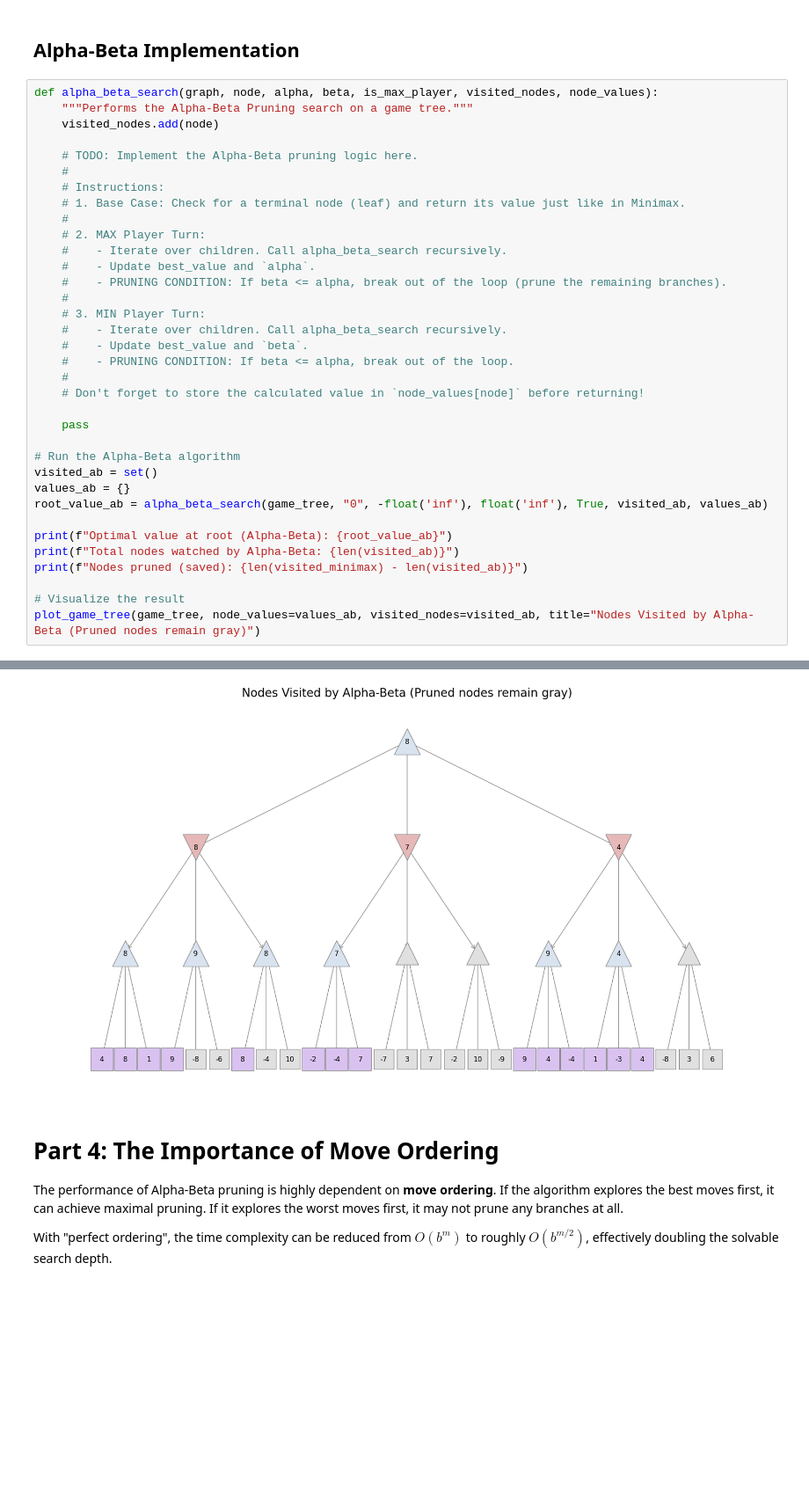
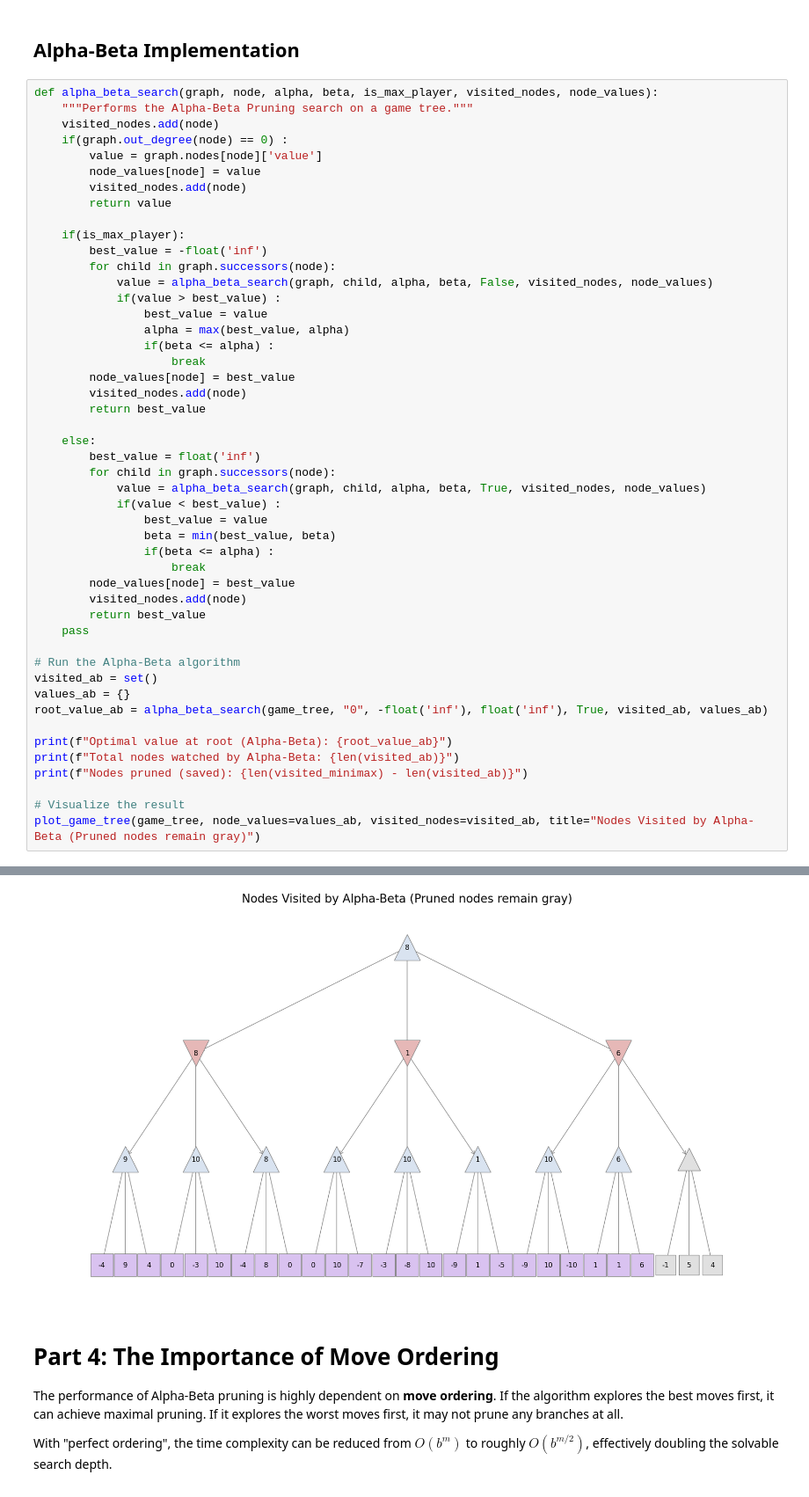
Before and after one commit to mahdi0x06/Artificial_Intelligence, a Jupyter notebook: Hws/2/Practical1/Tic-Tac-Toe.ipynb, the cells around one changed output, grey strips where cells are left out. Shown at 88% size. Cells and saved outputs as stored; diff of their text form; blank space fills up the shorter version.

```diff
--- a/Hws/2/Practical1/Tic-Tac-Toe.ipynb
+++ b/Hws/2/Practical1/Tic-Tac-Toe.ipynb
@@ -224,24 +230,37 @@ The key pruning condition is: **`beta <= alpha`**.
 def alpha_beta_search(graph, node, alpha, beta, is_max_player, visited_nodes, node_values):
     """Performs the Alpha-Beta Pruning search on a game tree."""
     visited_nodes.add(node)
+    if(graph.out_degree(node) == 0) :
+        value = graph.nodes[node]['value']
+        node_values[node] = value
+        visited_nodes.add(node)
+        return value
 
-    # TODO: Implement the Alpha-Beta pruning logic here.
-    #
-    # Instructions:
-    # 1. Base Case: Check for a terminal node (leaf) and return its value just like in Minimax.
-    #
-    # 2. MAX Player Turn:
-    #    - Iterate over children. Call alpha_beta_search recursively.
-    #    - Update best_value and `alpha`.
-    #    - PRUNING CONDITION: If beta <= alpha, break out of the loop (prune the remaining branches).
-    #
-    # 3. MIN Player Turn:
-    #    - Iterate over children. Call alpha_beta_search recursively.
-    #    - Update best_value and `beta`.
-    #    - PRUNING CONDITION: If beta <= alpha, break out of the loop.
-    #
-    # Don't forget to store the calculated value in `node_values[node]` before returning!
+    if(is_max_player):
+        best_value = -float('inf')
+        for child in graph.successors(node):
+            value = alpha_beta_search(graph, child, alpha, beta, False, visited_nodes, node_values)
+            if(value > best_value) :
+                best_value = value
+                alpha = max(best_value, alpha)
+                if(beta <= alpha) :
+                    break
+        node_values[node] = best_value
+        visited_nodes.add(node)
+        return best_value
 
+    else:
+        best_value = float('inf')
+        for child in graph.successors(node):
+            value = alpha_beta_search(graph, child, alpha, beta, True, visited_nodes, node_values)
+            if(value < best_value) :
+                best_value = value
+                beta = min(best_value, beta)
+                if(beta <= alpha) :
+                    break
+        node_values[node] = best_value
+        visited_nodes.add(node)
+        return best_value
     pass
 
 # Run the Alpha-Beta algorithm
@@ -262,4 +281,4 @@ Nodes pruned (saved): 16
-[figure, old version]
+[figure, new version]
 # %% [markdown]
 # **Part 4: The Importance of Move Ordering**
 
```
Also changed, not shown: parts of 7 cells of this notebook, 4 other files.
